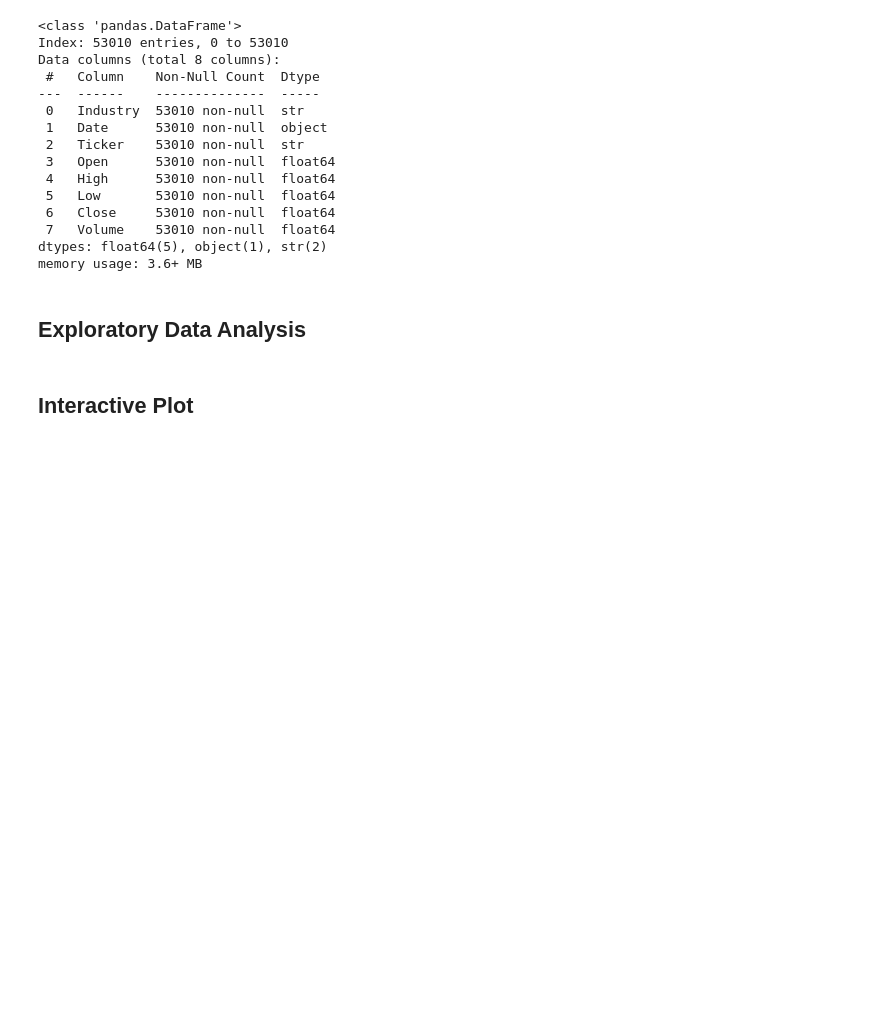
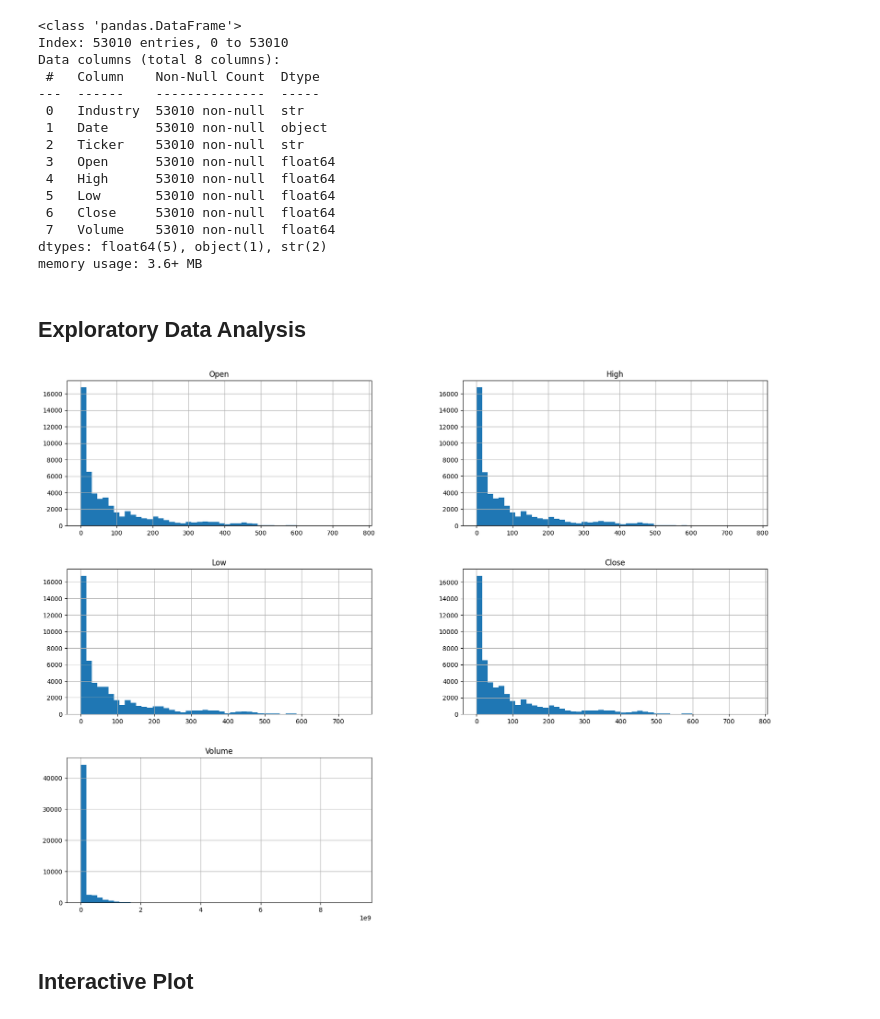
Before and after one commit to CS133-DataVisualization/term-project-stocksuccess, a Jupyter notebook: Stock Success.ipynb, the cells around one changed output. Saved outputs shown, nothing was run; the diff lists cells and outputs as text; code cells hidden in the pictures; blank space fills up the shorter version.

```diff
--- a/Stock Success.ipynb
+++ b/Stock Success.ipynb
@@ -180,6 +198,12 @@ dtypes: float64(5), object(1), str(2)
 memory usage: 3.6+ MB
 # %% [markdown]
 ## **Exploratory Data Analysis**
+# %%
+%matplotlib inline
+import matplotlib.pyplot as plt
+stocks.hist(bins=50, figsize=(20,15));
+# %% [output]
+[figure, added]
 # %% [markdown]
 ## **Interactive Plot**
 # %% [markdown]
```
Also changed, not shown: parts of 15 cells of this notebook.
